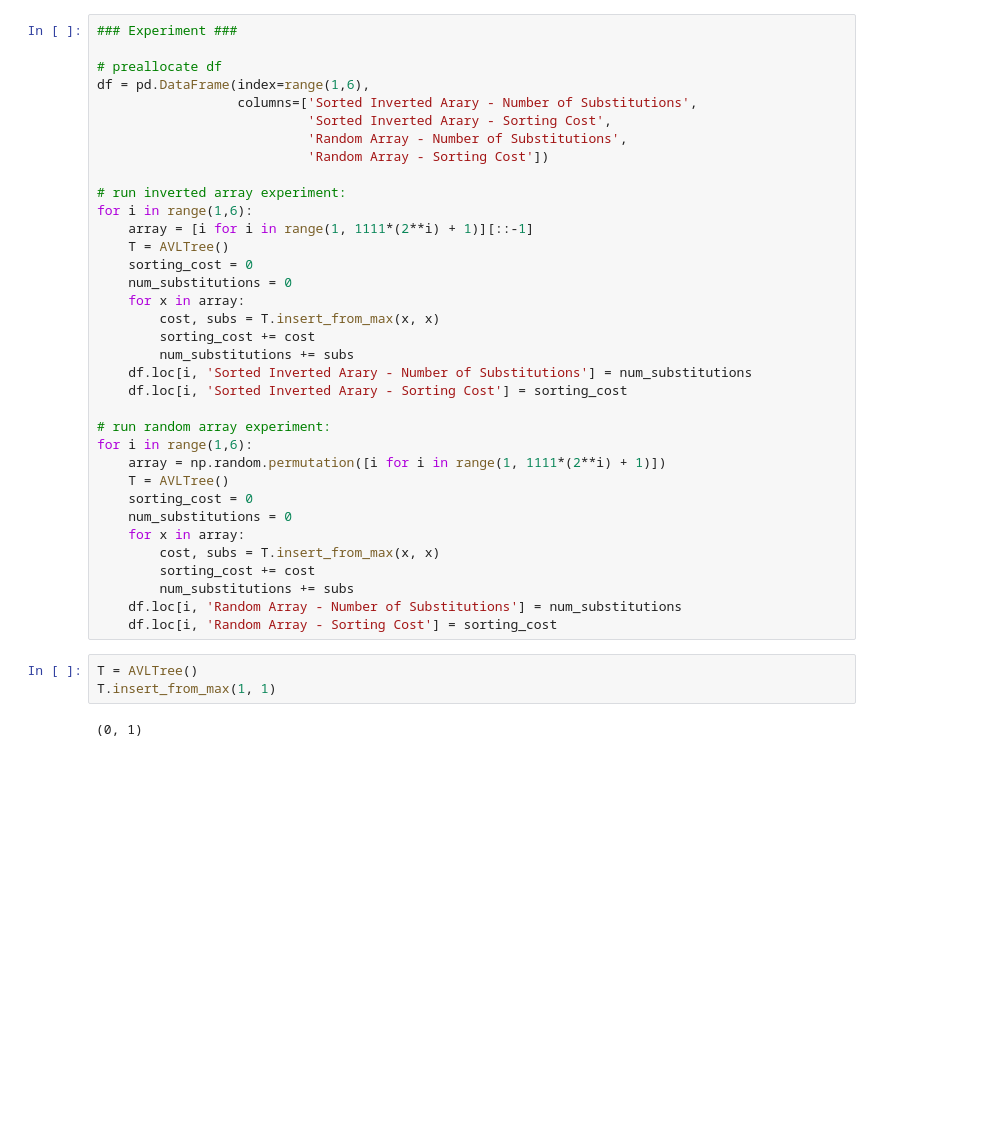
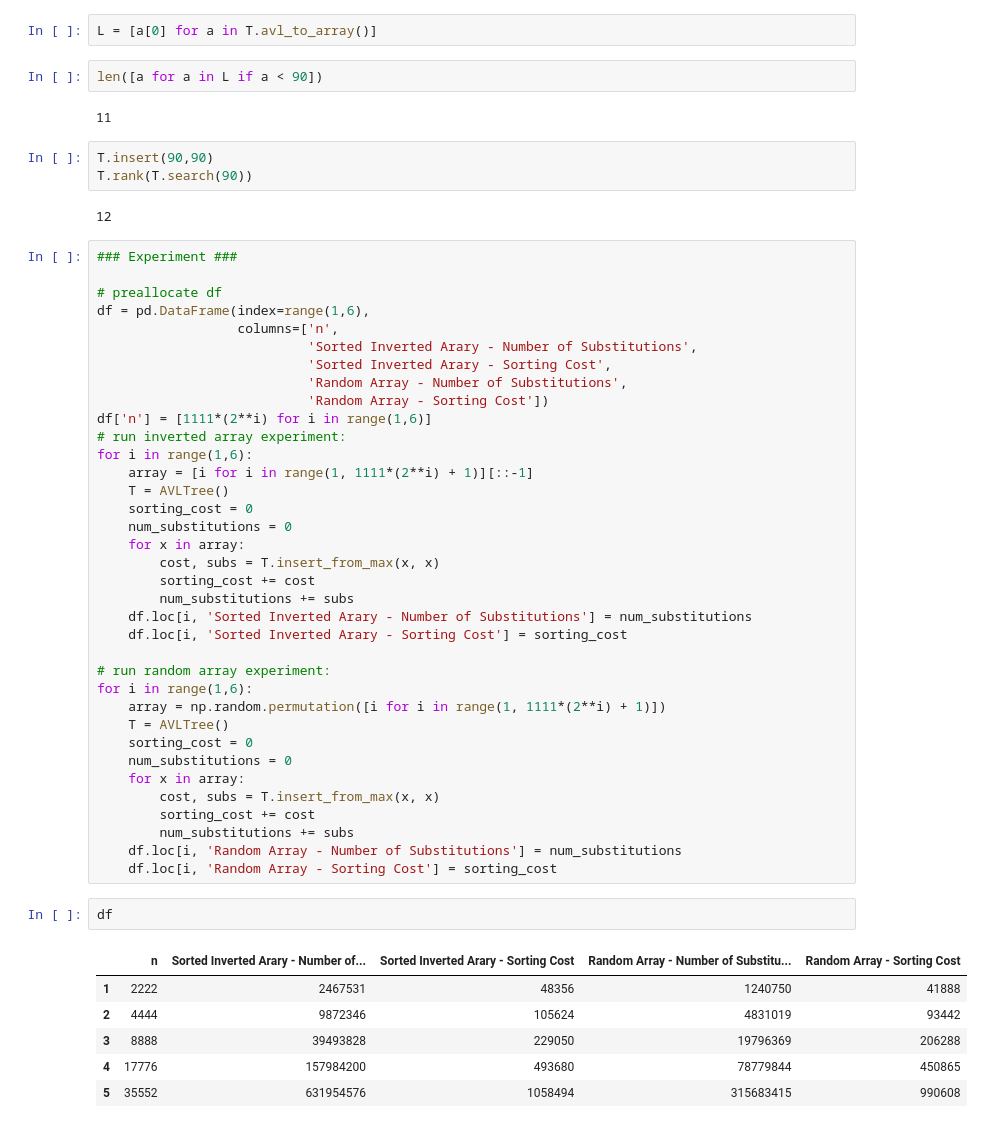
Before and after one commit to tomernadiv/AVLtree-Project, a Jupyter notebook: Notebook.ipynb, the cells around one changed output. Saved outputs shown, nothing was run; the diff lists cells and outputs as text; blank space fills up the shorter version.

```diff
--- a/Notebook.ipynb
+++ b/Notebook.ipynb
@@ -6,13 +27,25 @@ import pandas as pd
+# %%
+L = [a[0] for a in T.avl_to_array()]
+# %%
+len([a for a in L if a < 90])
+# %% [output]
+11
+# %%
+T.insert(90,90)
+T.rank(T.search(90))
+# %% [output]
+12
 # %%
 ### Experiment ###
 
 # preallocate df
 df = pd.DataFrame(index=range(1,6),
-                  columns=['Sorted Inverted Arary - Number of Substitutions',
+                  columns=['n',
+                           'Sorted Inverted Arary - Number of Substitutions',
                            'Sorted Inverted Arary - Sorting Cost',
                            'Random Array - Number of Substitutions',
                            'Random Array - Sorting Cost'])
-
+df['n'] = [1111*(2**i) for i in range(1,6)]
 # run inverted array experiment:
 for i in range(1,6):
     array = [i for i in range(1, 1111*(2**i) + 1)][::-1]
@@ -38,8 +71,12 @@ for i in range(1,6):
         num_substitutions += subs
     df.loc[i, 'Random Array - Number of Substitutions'] = num_substitutions
     df.loc[i, 'Random Array - Sorting Cost'] = sorting_cost
-# %%
-T = AVLTree()
-T.insert_from_max(1, 1)
-# %% [output]
-(0, 1)
+# %%
+df
+# %% [output]
+|  | n | Sorted Inverted Arary - Number of... | Sorted Inverted Arary - Sorting Cost | Random Array - Number of Substitu... | Random Array - Sorting Cost |
+| 1 | 2222 | 2467531 | 48356 | 1240750 | 41888 |
+| 2 | 4444 | 9872346 | 105624 | 4831019 | 93442 |
+| 3 | 8888 | 39493828 | 229050 | 19796369 | 206288 |
+| 4 | 17776 | 157984200 | 493680 | 78779844 | 450865 |
+| 5 | 35552 | 631954576 | 1058494 | 315683415 | 990608 |
```
Also changed, not shown: parts of 8 cells of this notebook, 5 other files.
